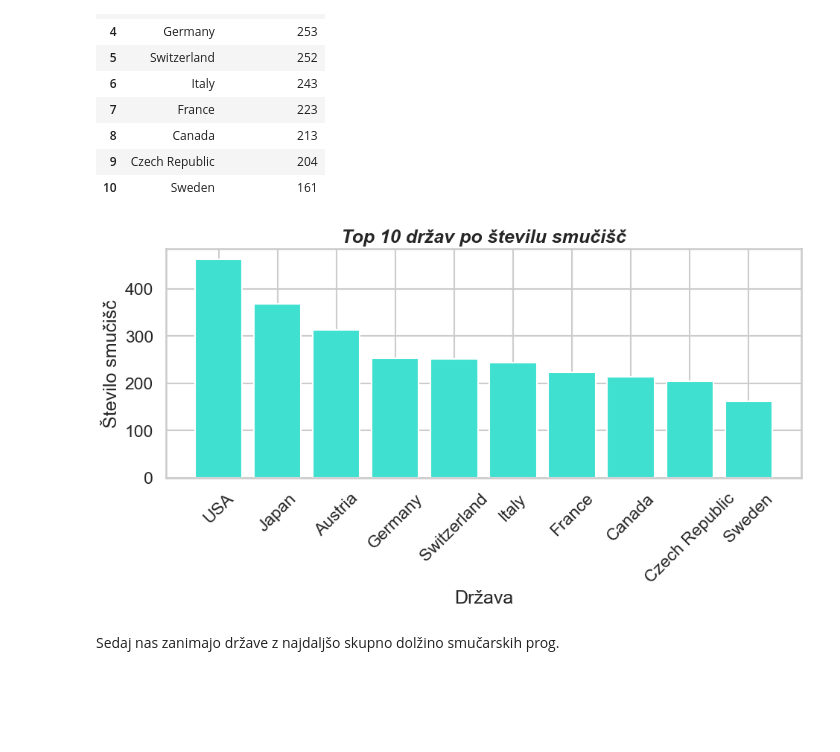
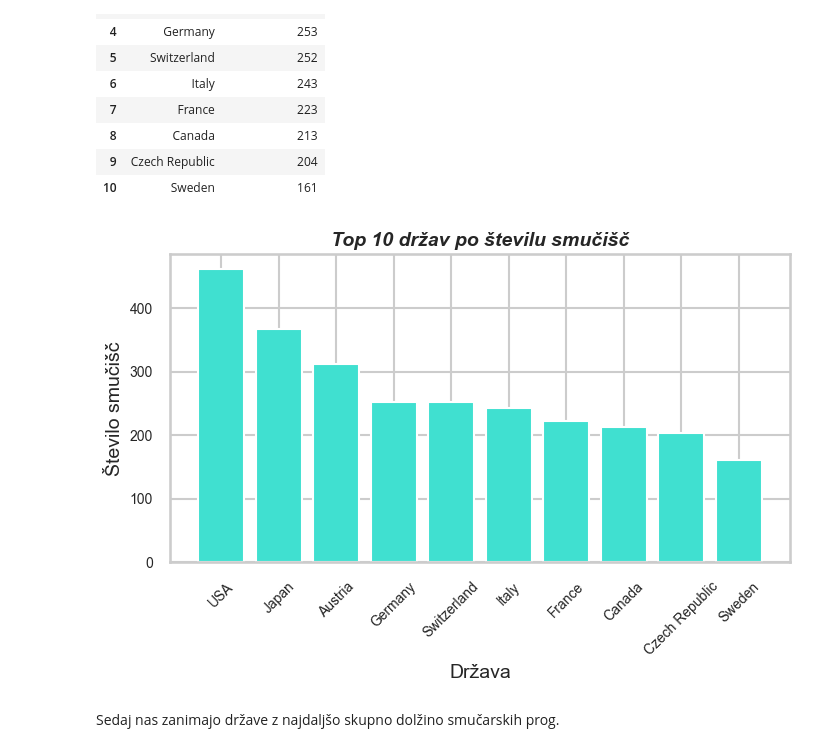
Before and after one commit to NejcZibret/ProjektnaNaloga2024, a Jupyter notebook: analiza.ipynb, the cells around one changed output. Saved outputs shown, nothing was run; the diff lists cells and outputs as text; code cells hidden in the pictures; blank space fills up the shorter version.

```diff
--- a/analiza.ipynb
+++ b/analiza.ipynb
@@ -453,7 +425,7 @@ Za začetek tega razdelka si oglejmo države z največ registriranimi smučišč
 smucisca_po_drzavah = smucisca.groupby('država').size().reset_index(name='število_smučišč')
 
 # uredimo po številu smučišč od največ do najmanj
-smucisca_po_drzavah = smucisca_po_drzavah.sort_values(by='število_smučišč', ascending=False)
+smucisca_po_drzavah = smucisca_po_drzavah.sort_values('število_smučišč', ascending=False)
 
 # nastavimo nov index, ki se začne z 1
 smucisca_po_drzavah.reset_index(drop=True, inplace=True)
@@ -476,15 +448,16 @@ najvec_smucisc_po_drzavah
 | 10 | Sweden | 161 |
 # %%
 # ustvarimo stolpični diagram
-plt.figure(figsize=(11, 4))
+plt.figure(figsize=(8, 4))
 plt.bar(najvec_smucisc_po_drzavah['država'], najvec_smucisc_po_drzavah['število_smučišč'], color='turquoise')
-plt.xlabel('Država')
-plt.ylabel('Število smučišč')
-plt.title('Top 10 držav po številu smučišč',fontweight='bold', style='italic')
-plt.xticks(rotation=45)
+plt.xlabel('Država', fontsize=14)
+plt.ylabel('Število smučišč', fontsize=14)
+plt.title('Top 10 držav po številu smučišč',fontweight='bold', style='italic', fontsize=14)
+plt.yticks(fontsize=10)
+plt.xticks(rotation=45, fontsize=10)
 plt.show()
 # %% [output]
-[figure, old version]
+[figure, new version]
 # %% [markdown]
 Sedaj nas zanimajo države z najdaljšo skupno dolžino smučarskih prog.
 # %%
```
Also changed, not shown: parts of 58 cells of this notebook.
